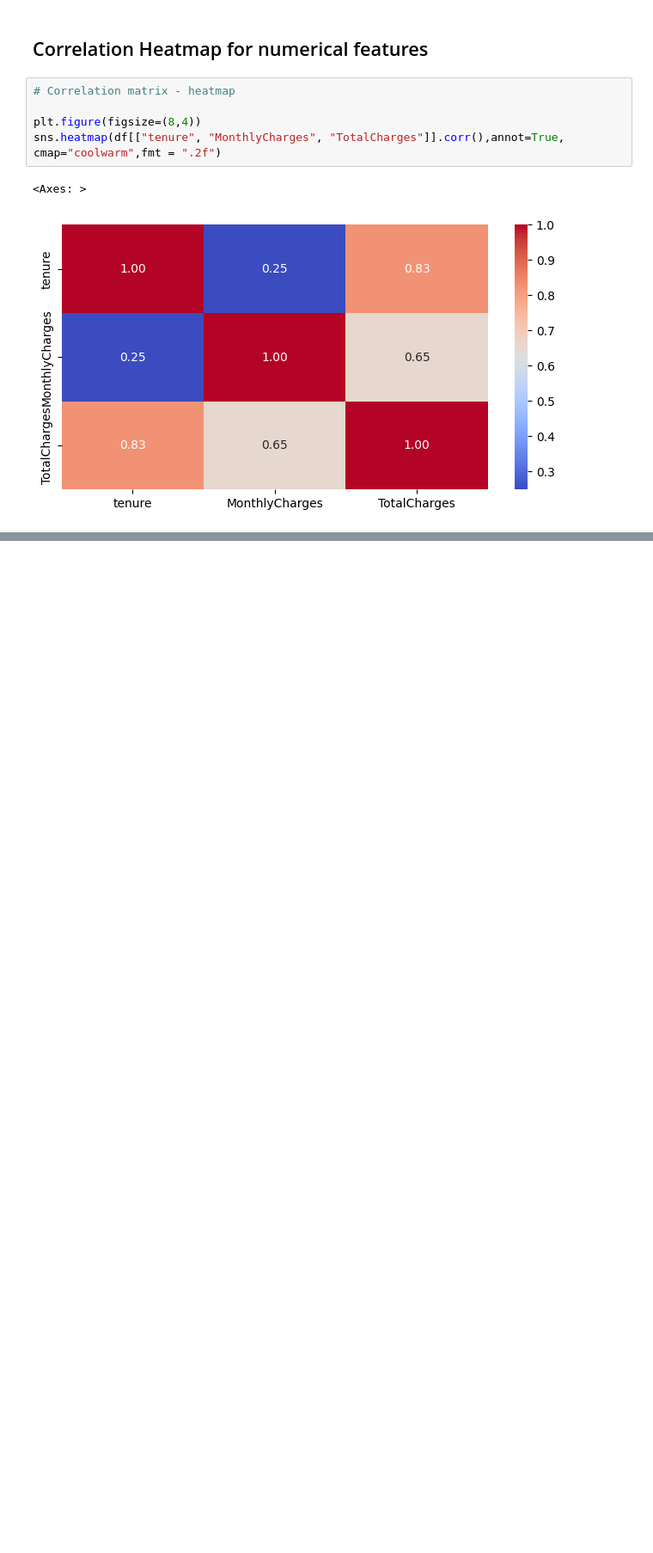
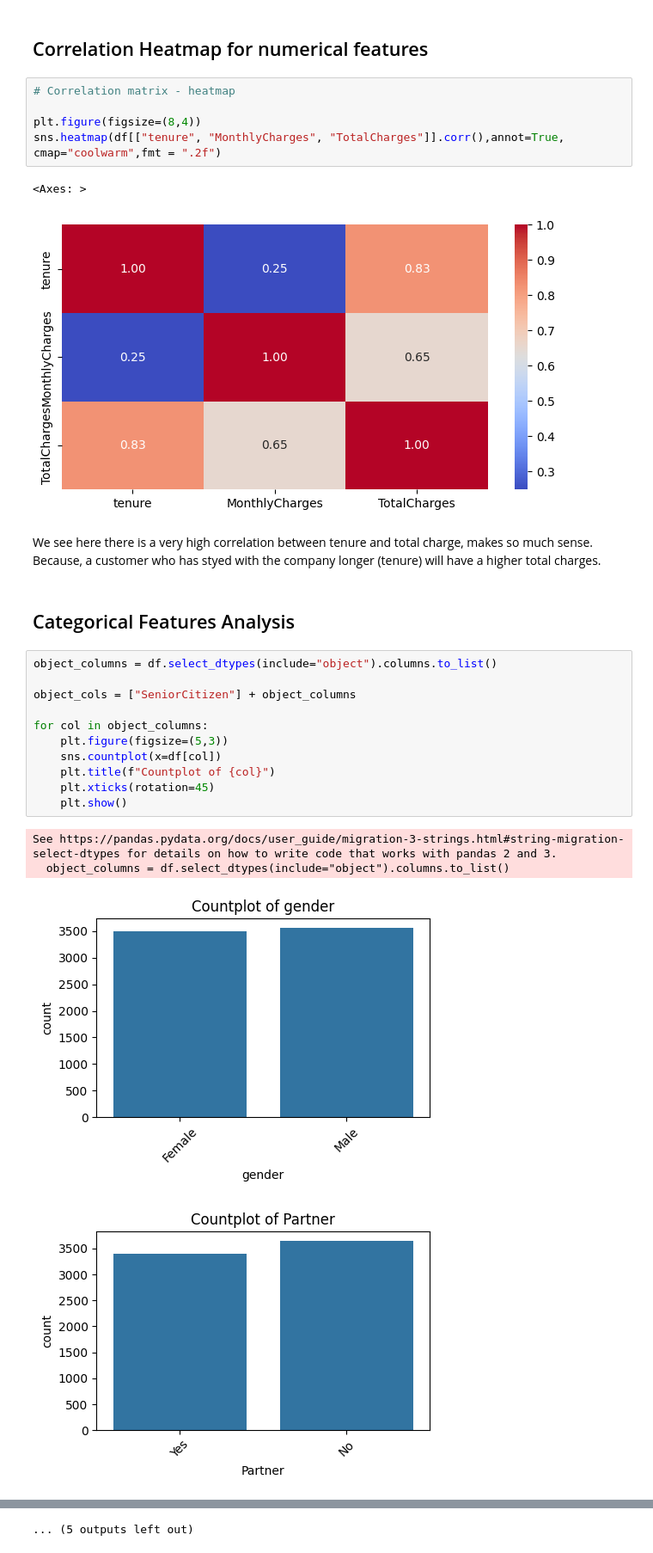
Before and after one commit to RichelCode/Telco-Customer-Churn-Prediction-, a Jupyter notebook: notebooks/01_eda.ipynb, the cells around one changed output, grey strips where cells are left out. Shown at 86% size. Drawn from its saved outputs; the diff is of its cells as text; blank space fills up the shorter version.

Commit message:
Added counplots for the categorical features

```diff
--- a/notebooks/01_eda.ipynb
+++ b/notebooks/01_eda.ipynb
@@ -234,3 +234,23 @@ sns.heatmap(df[["tenure", "MonthlyCharges", "TotalCharges"]].corr(),annot=True,
 # %% [output]
 <Axes: >
 [figure]
+# %% [markdown]
+ We see here there is a very high correlation between tenure and total charge, makes so much sense. Because, a customer who has styed with the company longer (tenure) will have a higher total charges.
+# %% [markdown]
+## Categorical Features Analysis
+# %%
+object_columns = df.select_dtypes(include="object").columns.to_list()
+
+object_cols = ["SeniorCitizen"] + object_columns
+
+for col in object_columns:
+    plt.figure(figsize=(5,3))
+    sns.countplot(x=df[col])
+    plt.title(f"Countplot of {col}")
+    plt.xticks(rotation=45)
+    plt.show()
+# %% [output]
+See https://pandas.pydata.org/docs/user_guide/migration-3-strings.html#string-migration-select-dtypes for details on how to write code that works with pandas 2 and 3.
+  object_columns = df.select_dtypes(include="object").columns.to_list()
+[figure, added]
+[figure, added]
@@ -236,0 +266 @@ sns.heatmap(df[["tenure", "MonthlyCharges", "TotalCharges"]].corr(),annot=True,
+... (5 outputs left out)
```
Also changed, not shown: parts of 1 cell of this notebook.
